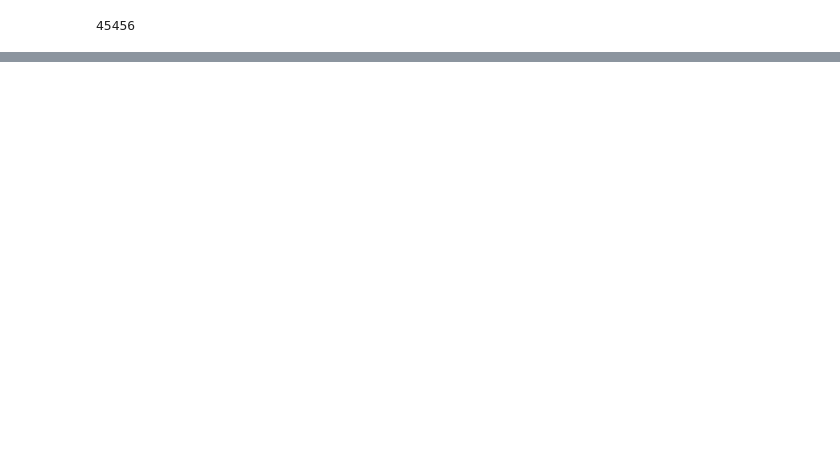
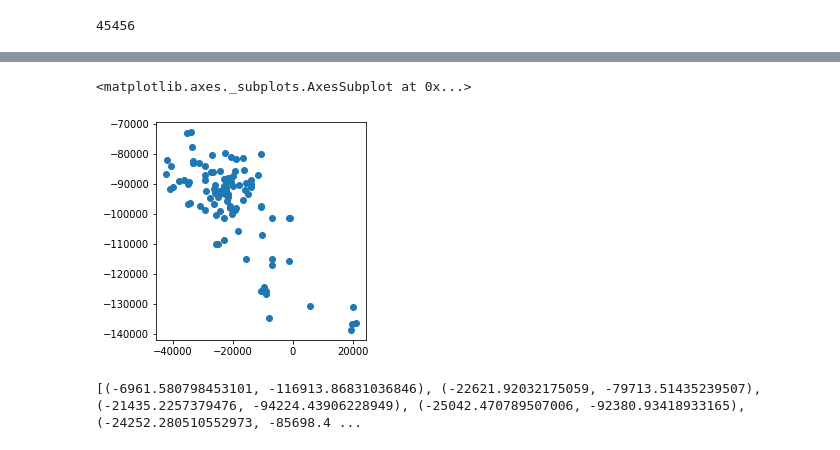
Before and after one commit to naoto-github/KDECrimeMap, a Jupyter notebook: KDECrimeMap.ipynb, the cells around one changed output, grey strips where cells are left out. Cells and saved outputs as stored; diff of their text form; code cells hidden in the pictures; blank space fills up the shorter version.

```diff
--- a/KDECrimeMap.ipynb
+++ b/KDECrimeMap.ipynb
@@ -139,0 +22,4 @@ crime_gdf[crime_gdf["relevance"] > 0.8].plot()
+# %%
+n_sample = 100
+sample_gdf = crime_gdf[crime_gdf["relevance"]>0.8].sample(n_sample)
+display(sample_gdf)
@@ -139,0 +40,12 @@ crime_gdf[crime_gdf["relevance"] > 0.8].plot()
+# %%
+sample_gdf.plot()
+# %% [output]
+<matplotlib.axes._subplots.AxesSubplot at 0x...>
+[figure, added]
+# %%
+coord_list= []
+for g in sample_gdf["geometry"].values:
+    coord_list.append(list(g.coords)[0])
+print(coord_list)
+# %% [output]
+[(-6961.580798453101, -116913.86831036846), (-22621.92032175059, -79713.51435239507), (-21435.2257379476, -94224.43906228949), (-25042.470789507006, -92380.93418933165), (-24252.280510552973, -85698.4 ...
```
Also changed, not shown: parts of 14 cells of this notebook, 1 other file.
